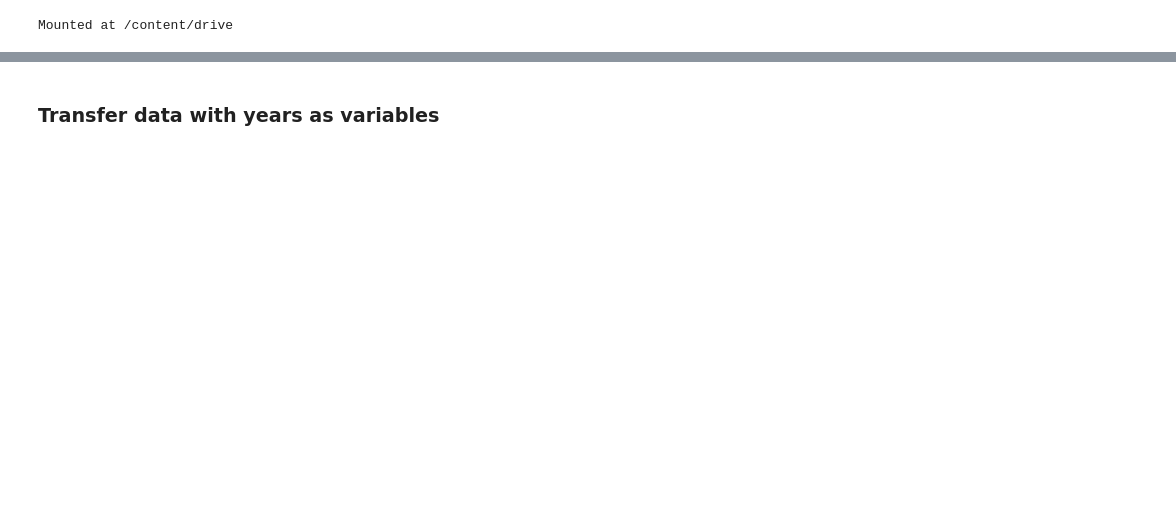
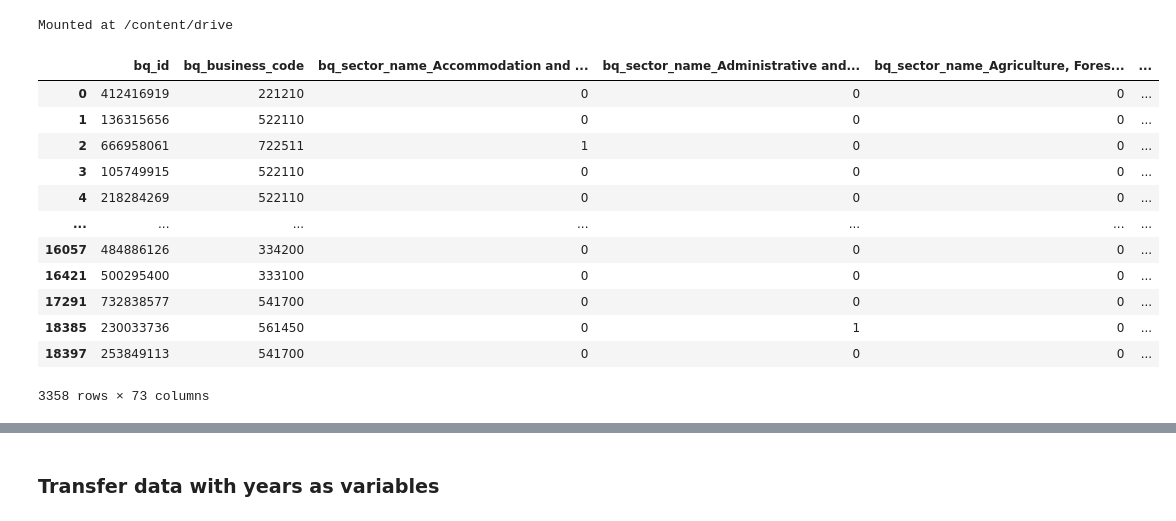
Before and after one commit to zjc664656505/BQ_PROJECT, a Jupyter notebook: BQ_LinearRegression.ipynb, the cells around one changed output, grey strips where cells are left out. Drawn from its saved outputs; the diff is of its cells as text; code cells hidden in the pictures; blank space fills up the shorter version.

```diff
--- a/BQ_LinearRegression.ipynb
+++ b/BQ_LinearRegression.ipynb
@@ -21,0 +31,16 @@ data = pd.read_csv("/content/drive/MyDrive/BrightQuery_Project/meta-model/new_me
+# %%
+company_info
+# %% [output]
+|  | bq_id | bq_business_code | bq_sector_name_Accommodation and ... | bq_sector_name_Administrative and... | bq_sector_name_Agriculture, Fores... | ... |
+| 0 | 412416919 | 221210 | 0 | 0 | 0 | ... |
+| 1 | 136315656 | 522110 | 0 | 0 | 0 | ... |
+| 2 | 666958061 | 722511 | 1 | 0 | 0 | ... |
+| 3 | 105749915 | 522110 | 0 | 0 | 0 | ... |
+| 4 | 218284269 | 522110 | 0 | 0 | 0 | ... |
+| ... | ... | ... | ... | ... | ... | ... |
+| 16057 | 484886126 | 334200 | 0 | 0 | 0 | ... |
+| 16421 | 500295400 | 333100 | 0 | 0 | 0 | ... |
+| 17291 | 732838577 | 541700 | 0 | 0 | 0 | ... |
+| 18385 | 230033736 | 561450 | 0 | 1 | 0 | ... |
+| 18397 | 253849113 | 541700 | 0 | 0 | 0 | ... |
+3358 rows × 73 columns
```
Also changed, not shown: parts of 26 cells of this notebook.
